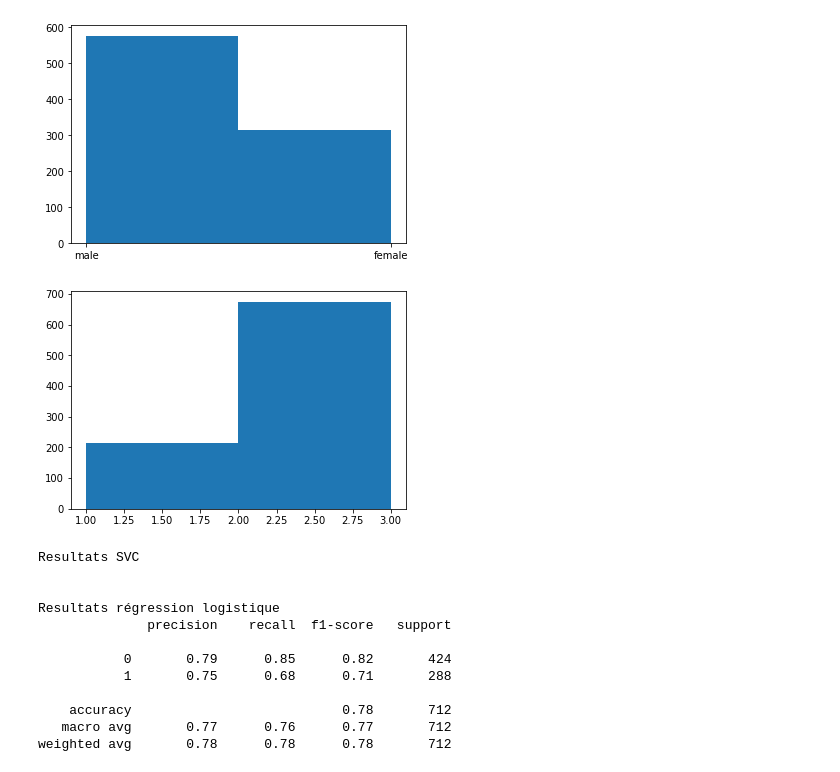
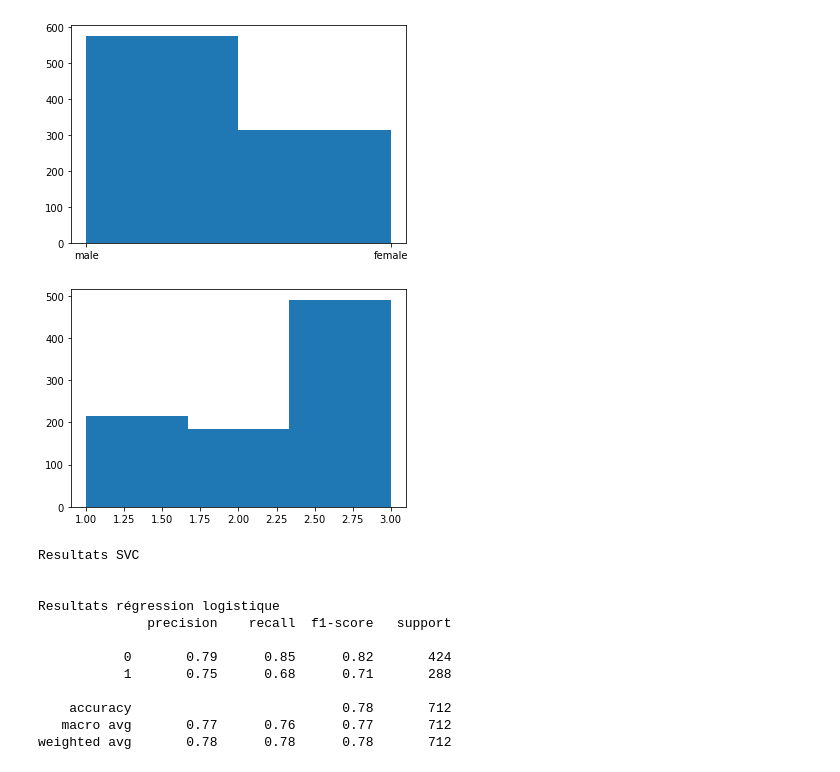
Before and after one commit to apozel/titadata, a Jupyter notebook: Projet data science titanic.ipynb, the cells around one changed output. Saved outputs shown, nothing was run; the diff lists cells and outputs as text; code cells hidden in the pictures.

```diff
--- a/Projet data science titanic.ipynb
+++ b/Projet data science titanic.ipynb
@@ -39,10 +39,10 @@ plt.show()
 # %%
 #....nombre de personne decede en fonction de la classe qu'elle occupait sur le bateau
 
-plt.hist(titanic_train_data['Pclass'], bins=2)
+plt.hist(titanic_train_data['Pclass'], bins=3)
 plt.show()
 # %% [output]
-[figure, old version]
+[figure, new version]
 # %%
 # je nettoie et séléctionne celles qui me semble les plus pertinentes
 embarked_to_number = {'C': 1, 'Q': 2,'S' : 3 }
```
Also changed, not shown: parts of 2 cells of this notebook.
